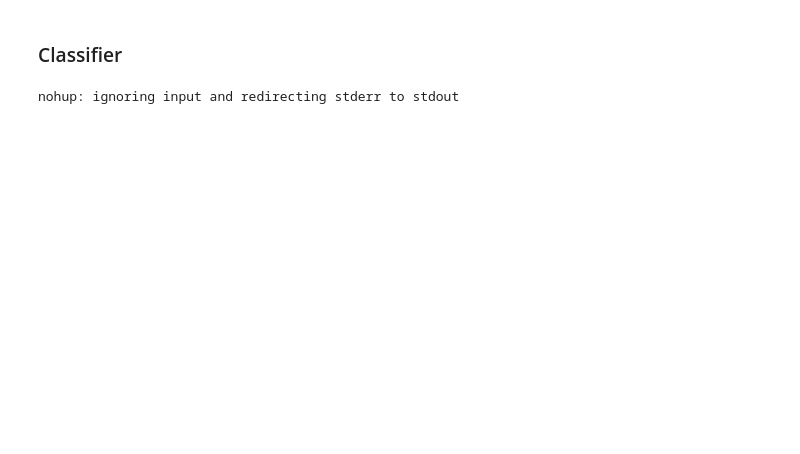
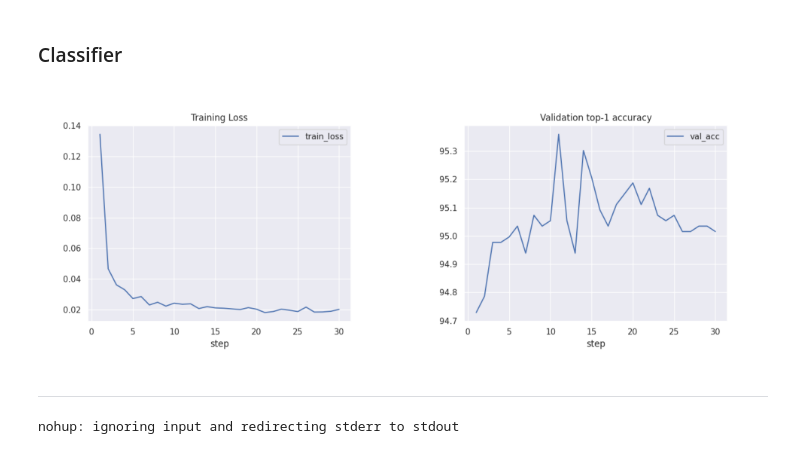
Before and after one commit to Thomas-Gottwald/SupContrastShape, a Jupyter notebook: validation.ipynb, the cells around one changed output. Saved outputs shown, nothing was run; the diff lists cells and outputs as text; code cells hidden in the pictures; blank space fills up the shorter version.

```diff
--- a/validation.ipynb
+++ b/validation.ipynb
@@ -91,3 +148,15 @@ if dataset_val_2:
+# %%
+path_classifier = ut_val.get_path_classifier(root_model, params["dataset"], params, epoch)
+ut_val.move_classifier_out_file(path_classifier)
+
+# params_classifier = open_csv_file(os.path.join(path_classifier, "params.csv"))
+# add_class_to_run_md(path_class=path_classifier, best_acc=params_classifier["best_acc"], md_file=f"val_{dataset_val}.md" if params['dataset'] != dataset_val else None)
+
+ut_val.load_classifier_plots(path_classifier)
+# %% [output]
+[figure, added]
+# %% [markdown]
+-------
 # %%
 classifier_training_call = f"CUDA_VISIBLE_DEVICES={cuda_device} nohup python main_linear.py"\
                           + " --batch_size 256 --batch_size_val 256 --epochs 30 --learning_rate 5"\
```
Also changed, not shown: parts of 13 cells of this notebook, 7 other files.
